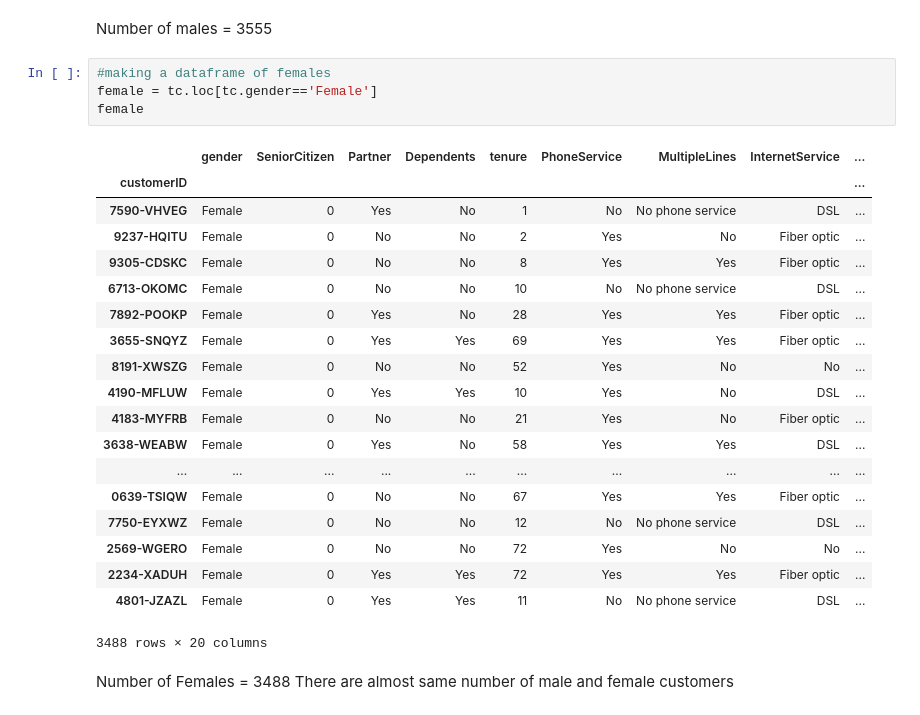
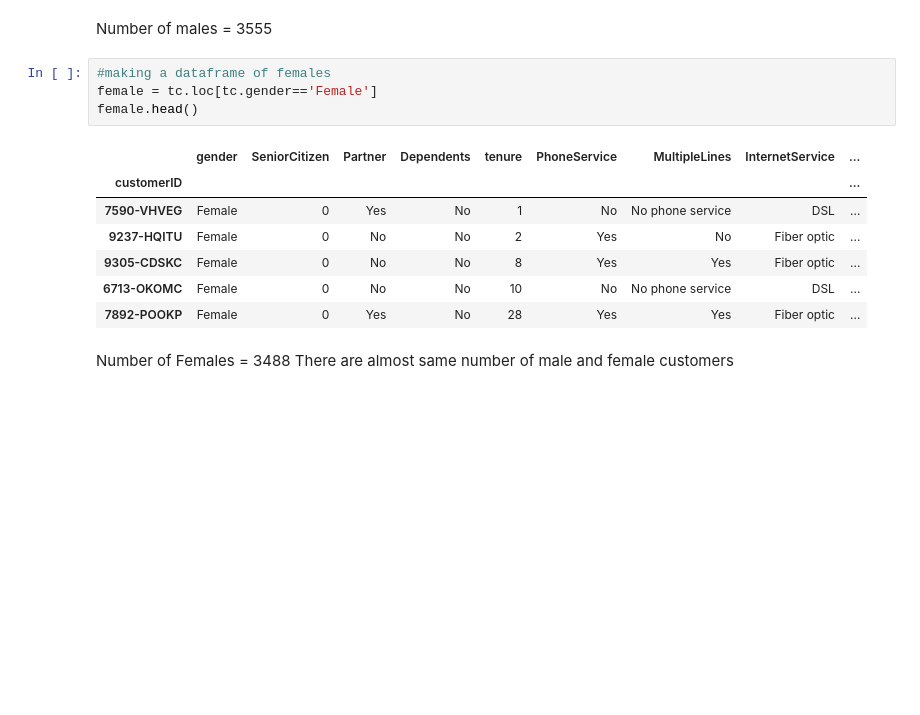
Before and after one commit to ArunimSamudra/eda-taskphase-arunimsamudra, a Jupyter notebook: Telco_analysis.ipynb, the cells around one changed output. Saved outputs shown, nothing was run; the diff lists cells and outputs as text; blank space fills up the shorter version.

```diff
--- a/Telco_analysis.ipynb
+++ b/Telco_analysis.ipynb
@@ -96,27 +72,15 @@ Number of males = 3555
 # %%
 #making a dataframe of females
 female = tc.loc[tc.gender=='Female']
-female
+female.head()
 # %% [output]
 |  | gender | SeniorCitizen | Partner | Dependents | tenure | PhoneService | MultipleLines | InternetService | ... |
 | customerID |  |  |  |  |  |  |  |  | ... |
 | 7590-VHVEG | Female | 0 | Yes | No | 1 | No | No phone service | DSL | ... |
 | 9237-HQITU | Female | 0 | No | No | 2 | Yes | No | Fiber optic | ... |
 | 9305-CDSKC | Female | 0 | No | No | 8 | Yes | Yes | Fiber optic | ... |
 | 6713-OKOMC | Female | 0 | No | No | 10 | No | No phone service | DSL | ... |
 | 7892-POOKP | Female | 0 | Yes | No | 28 | Yes | Yes | Fiber optic | ... |
-| 3655-SNQYZ | Female | 0 | Yes | Yes | 69 | Yes | Yes | Fiber optic | ... |
-| 8191-XWSZG | Female | 0 | No | No | 52 | Yes | No | No | ... |
-| 4190-MFLUW | Female | 0 | Yes | Yes | 10 | Yes | No | DSL | ... |
-| 4183-MYFRB | Female | 0 | No | No | 21 | Yes | No | Fiber optic | ... |
-| 3638-WEABW | Female | 0 | Yes | No | 58 | Yes | Yes | DSL | ... |
-| ... | ... | ... | ... | ... | ... | ... | ... | ... | ... |
-| 0639-TSIQW | Female | 0 | No | No | 67 | Yes | Yes | Fiber optic | ... |
-| 7750-EYXWZ | Female | 0 | No | No | 12 | No | No phone service | DSL | ... |
-| 2569-WGERO | Female | 0 | No | No | 72 | Yes | No | No | ... |
-| 2234-XADUH | Female | 0 | Yes | Yes | 72 | Yes | Yes | Fiber optic | ... |
-| 4801-JZAZL | Female | 0 | Yes | Yes | 11 | No | No phone service | DSL | ... |
-3488 rows × 20 columns
 # %% [markdown]
 Number of Females = 3488
 There are almost same number of male and female customers
```
Also changed, not shown: parts of 8 cells of this notebook.
